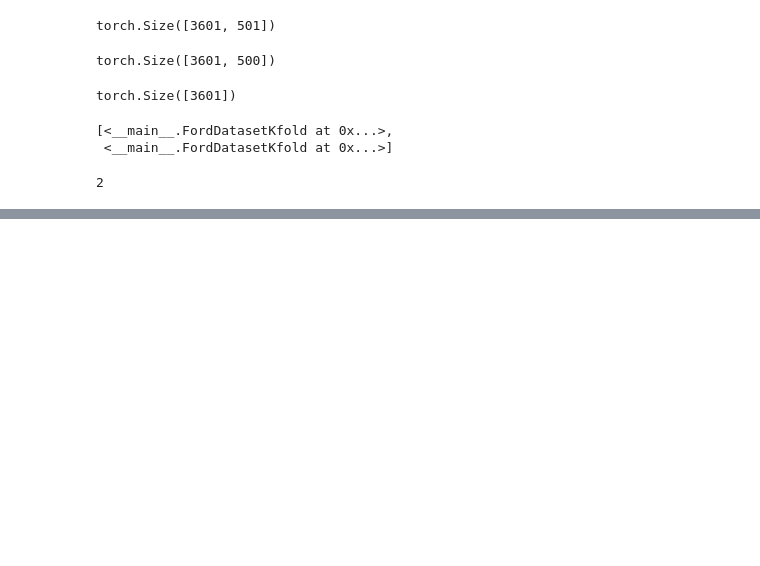
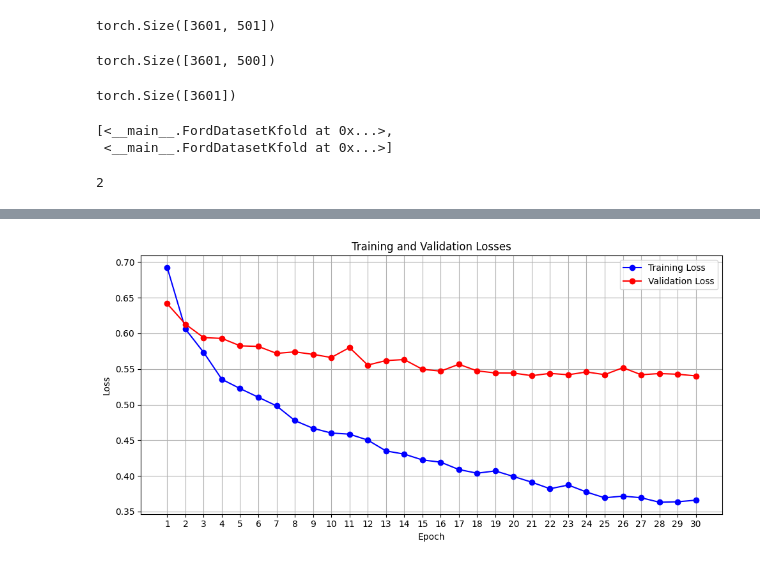
Before and after one commit to taihim/timeseries-transformer, a Jupyter notebook: playground/transformers(1).ipynb, the cells around one changed output, grey strips where cells are left out. Saved outputs shown, nothing was run; the diff lists cells and outputs as text; code cells hidden in the pictures; blank space fills up the shorter version.

Commit message:
feat: record and visualize training/validation loss/accuracy

```diff
--- a/playground/transformers(1).ipynb
+++ b/playground/transformers(1).ipynb
@@ -273,17 +278,22 @@ def train_one_epoch(epoch_index, train_data, val_data, model):
 # %%
 epochs = 30
 models = []
+losses = []
+accuracies = []
 for fold in range(len(train_dataloaders)):
   print('FOLD {}:'.format(fold + 1))
 
   train_dataloader = train_dataloaders[fold]
   val_dataloader = val_dataloaders[fold]
 
-  model = EncoderClassifier(inputs=xp, embed_size=embed_size, num_heads=num_heads, ff_dim=ff_dim, dropout=dropout)
+  model = EncoderClassifier(inputs=xp, embed_size=embed_size, num_heads=num_heads, ff_dim=ff_dim, dropout=dropout, num_blocks=num_transformer_blocks)
   model.cuda()
   criterion = nn.CrossEntropyLoss()
   optimizer = optim.Adam(model.parameters(), lr=0.001)
   models.append({"model": model, "loss_fn": criterion, "opt": optimizer})
+
+  losses.append([])
+  accuracies.append([])
 
   for epoch in range(epochs):
       print('EPOCH {}:'.format(epoch + 1))
@@ -295,6 +305,9 @@ for fold in range(len(train_dataloaders)):
       print(train_acc)
       print(val_avg_loss)
       print(val_acc)
+
+      losses[fold].append((train_avg_loss, val_avg_loss))
+      accuracies[fold].append((train_acc, val_acc))
 # %% [output]
 FOLD 1:
 EPOCH 1:
@@ -335,0 +368,22 @@ tensor(74.92187500, device='cuda:0')
+# %%
+# Extracting training losses
+train_losses = [t[0] for t in losses[0]]
+val_losses = [t[1] for t in losses[0]]
+
+# Creating index for x-axis
+indices = range(1, len(losses[0]) + 1)
+
+# Plotting
+plt.figure(figsize=(10, 5))
+plt.plot(indices, train_losses, marker='o', linestyle='-', color='b', label='Training Loss')
+plt.plot(indices, val_losses, marker='o', linestyle='-', color='r', label='Validation Loss')
+plt.title('Training and Validation Losses')
+plt.xlabel('Epoch')
+plt.ylabel('Loss')
+plt.xticks(indices)
+plt.legend()
+plt.grid(True)
+plt.tight_layout()
+plt.show()
+# %% [output]
+[figure, added]
```
Also changed, not shown: parts of 7 cells of this notebook.
